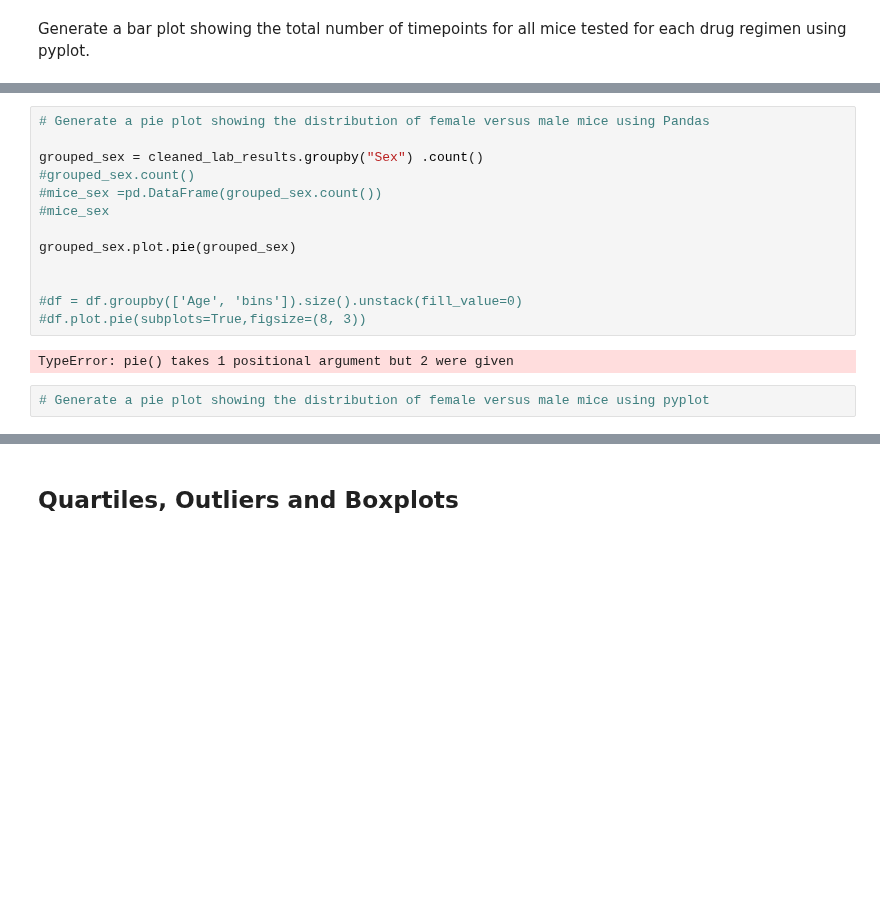
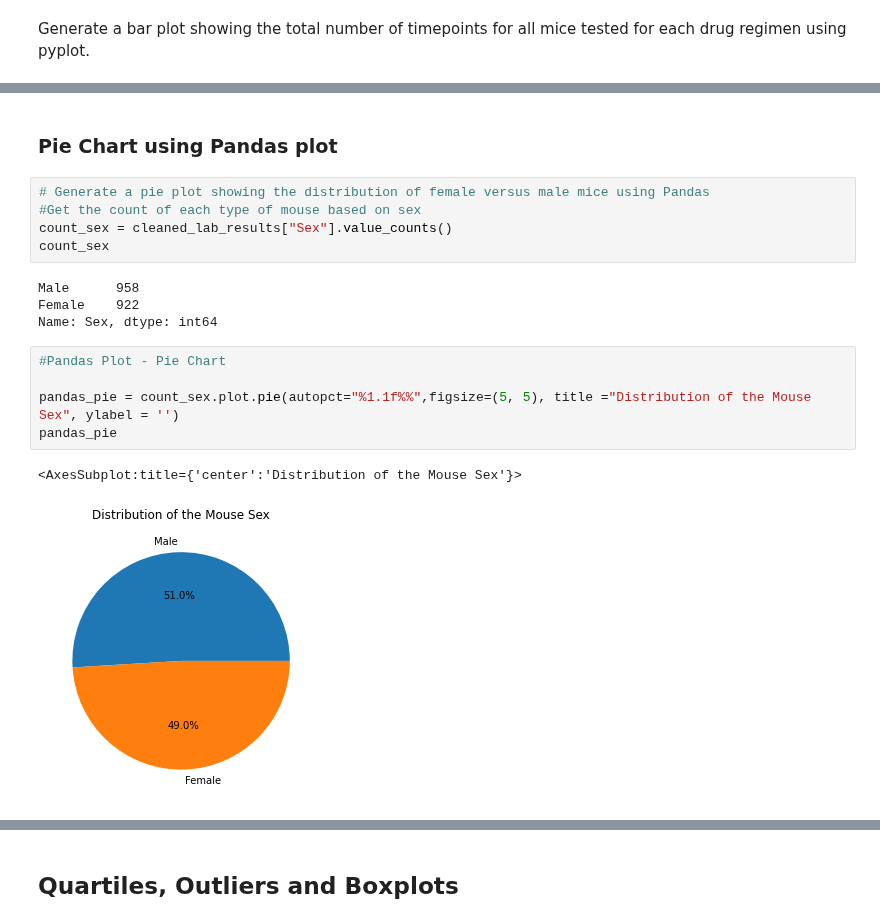
Before and after one commit to WayBurke/matplotlib-challenge, a Jupyter notebook: pymaceuticals.ipynb, the cells around one changed output, grey strips where cells are left out. Cells and saved outputs as stored; diff of their text form; blank space fills up the shorter version.

```diff
--- a/pymaceuticals.ipynb
+++ b/pymaceuticals.ipynb
@@ -311,17 +319,19 @@ plt.show()
-# %%
-# Generate a pie plot showing the distribution of female versus male mice using Pandas
-
-grouped_sex = cleaned_lab_results.groupby("Sex") .count()
-#grouped_sex.count()
-#mice_sex =pd.DataFrame(grouped_sex.count())
-#mice_sex
-
-grouped_sex.plot.pie(grouped_sex)
-
-
-#df = df.groupby(['Age', 'bins']).size().unstack(fill_value=0)
-#df.plot.pie(subplots=True,figsize=(8, 3))
-# %% [output]
-TypeError: pie() takes 1 positional argument but 2 were given
+# %% [markdown]
+### Pie Chart using Pandas plot
 # %%
-# Generate a pie plot showing the distribution of female versus male mice using pyplot
+# Generate a pie plot showing the distribution of female versus male mice using Pandas
+#Get the count of each type of mouse based on sex
+count_sex = cleaned_lab_results["Sex"].value_counts()
+count_sex
+# %% [output]
+Male      958
+Female    922
+Name: Sex, dtype: int64
+# %%
+#Pandas Plot - Pie Chart
+
+pandas_pie = count_sex.plot.pie(autopct="%1.1f%%",figsize=(5, 5), title ="Distribution of the Mouse Sex", ylabel = '')
+pandas_pie
+# %% [output]
+<AxesSubplot:title={'center':'Distribution of the Mouse Sex'}>
+[figure, added]
```
Also changed, not shown: parts of 39 cells of this notebook, 1 other file.
